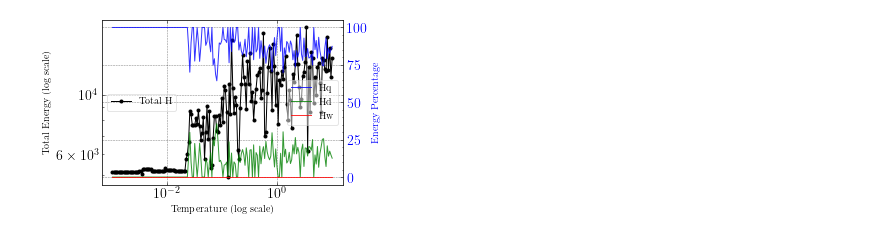
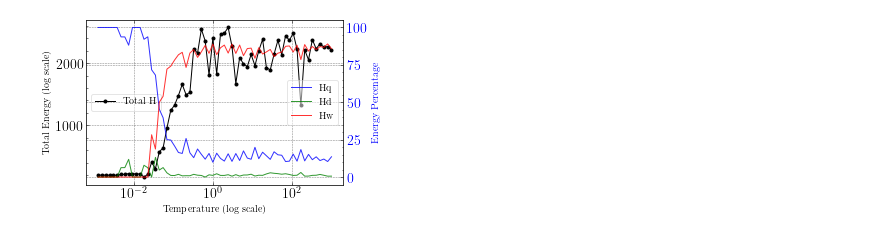
Before and after one commit to liftes/TrafficSignal, a Jupyter notebook: Figures.ipynb, the cells around one changed output. Cells and saved outputs as stored; diff of their text form; code cells hidden in the pictures.

```diff
--- a/Figures.ipynb
+++ b/Figures.ipynb
@@ -47,6 +143,7 @@ def plot_temp_data(temp_data_list):
 # %%
 # 使用方法
 data = tf.Load_data("Result/SA/test_result.pkl")
-plot_temp_data(data)
+plot_sa_data(data)
+Dplt.SaveFig(1,"minH.png","Figure/TestSA/")
 # %% [output]
-[figure, old version]
+[figure, new version]
```
Also changed, not shown: parts of 9 cells of this notebook, 7 other files.
